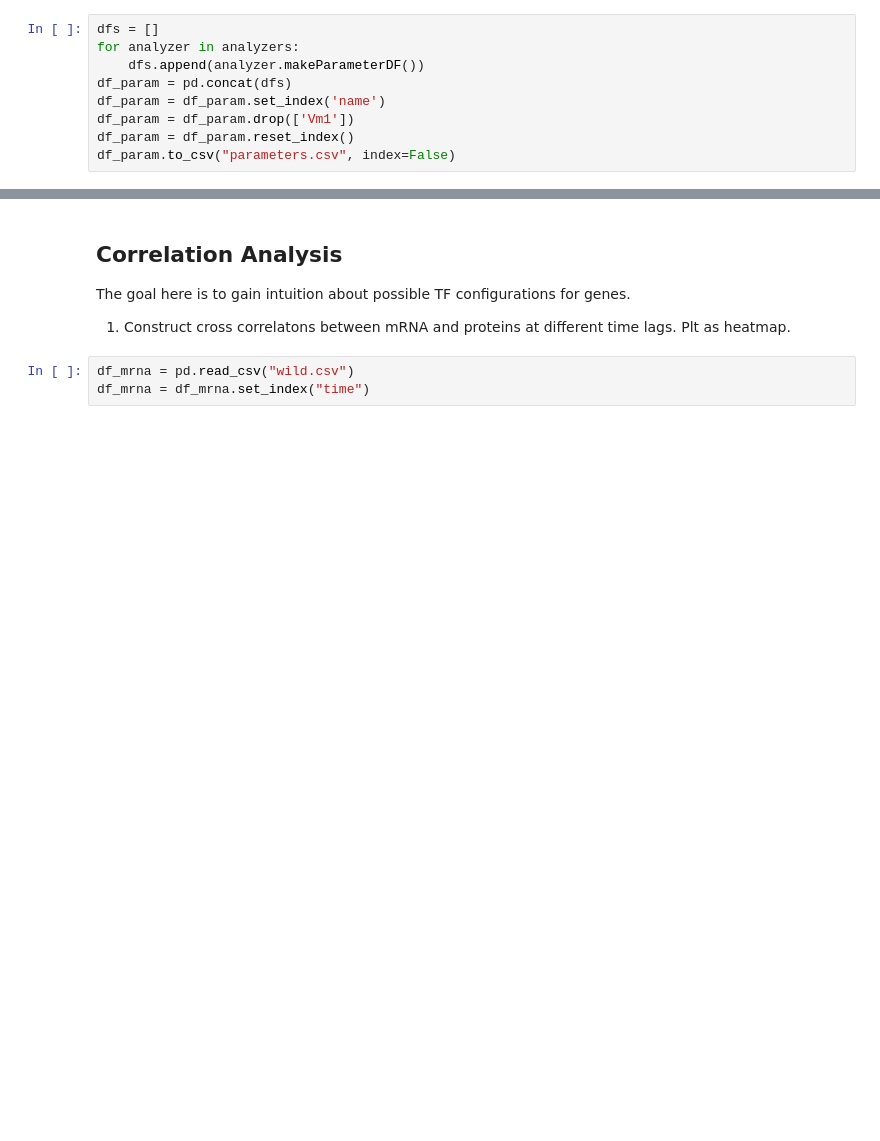
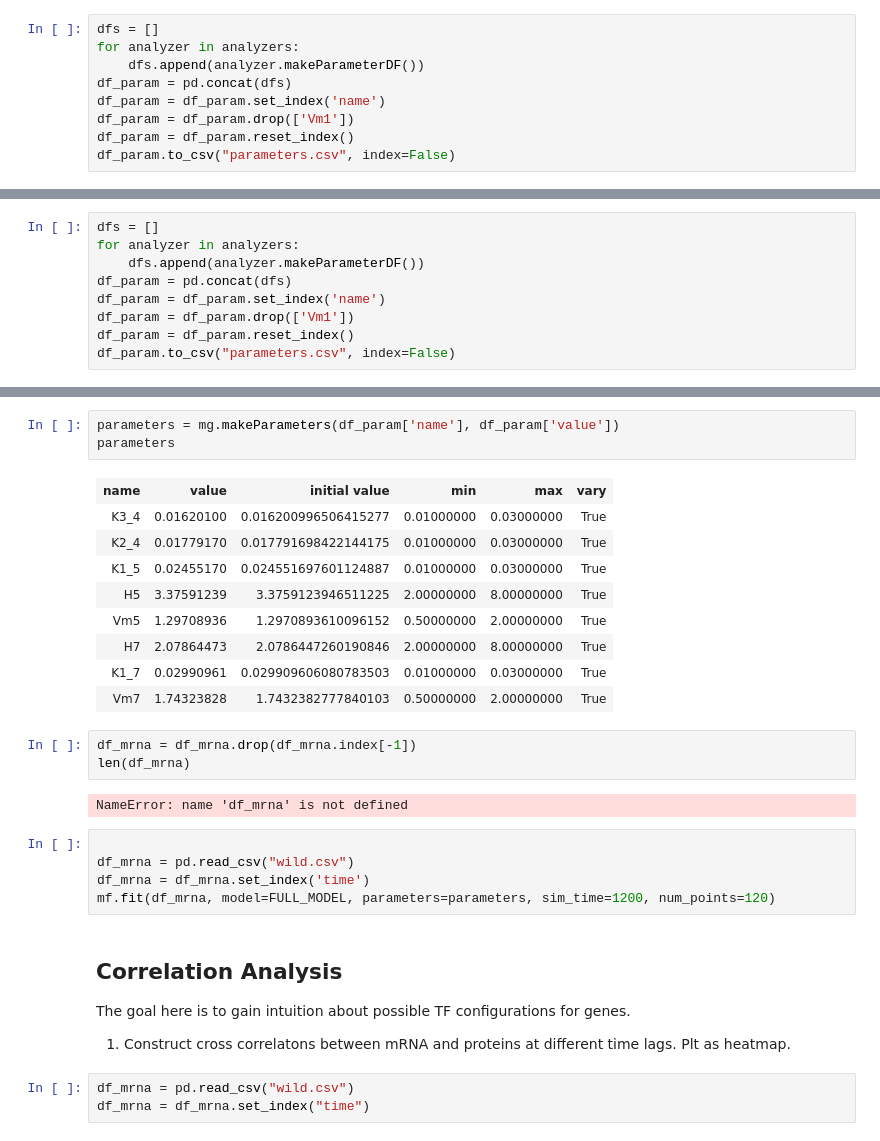
Before and after one commit to ModelEngineering/advancing-biomedical-models, a Jupyter notebook: ModelingGame/game_analysis.ipynb, the cells around one changed output, grey strips where cells are left out. Drawn from its saved outputs; the diff is of its cells as text; blank space fills up the shorter version.

```diff
--- a/ModelingGame/game_analysis.ipynb
+++ b/ModelingGame/game_analysis.ipynb
@@ -87 +91,10 @@ df_param
+# %%
+dfs = []
+for analyzer in analyzers:
+    dfs.append(analyzer.makeParameterDF())
+df_param = pd.concat(dfs)
+df_param = df_param.set_index('name')
+df_param = df_param.drop(['Vm1'])
+df_param = df_param.reset_index()
+df_param.to_csv("parameters.csv", index=False)
 # %%
@@ -111,3 +128,26 @@ end
+# %%
+parameters = mg.makeParameters(df_param['name'], df_param['value'])
+parameters
+# %% [output]
+| name | value | initial value | min | max | vary |
+| K3_4 | 0.01620100 | 0.016200996506415277 | 0.01000000 | 0.03000000 | True |
+| K2_4 | 0.01779170 | 0.017791698422144175 | 0.01000000 | 0.03000000 | True |
+| K1_5 | 0.02455170 | 0.024551697601124887 | 0.01000000 | 0.03000000 | True |
+| H5 | 3.37591239 | 3.3759123946511225 | 2.00000000 | 8.00000000 | True |
+| Vm5 | 1.29708936 | 1.2970893610096152 | 0.50000000 | 2.00000000 | True |
+| H7 | 2.07864473 | 2.0786447260190846 | 2.00000000 | 8.00000000 | True |
+| K1_7 | 0.02990961 | 0.029909606080783503 | 0.01000000 | 0.03000000 | True |
+| Vm7 | 1.74323828 | 1.7432382777840103 | 0.50000000 | 2.00000000 | True |
+# %%
+df_mrna = df_mrna.drop(df_mrna.index[-1])
+len(df_mrna)
+# %% [output]
+NameError: name 'df_mrna' is not defined
+# %%
+
+df_mrna = pd.read_csv("wild.csv")
+df_mrna = df_mrna.set_index('time')
+mf.fit(df_mrna, model=FULL_MODEL, parameters=parameters, sim_time=1200, num_points=120)
 # %% [markdown]
 ## Correlation Analysis
 The goal here is to gain intuition about possible TF configurations for genes.
```
Also changed, not shown: parts of 14 cells of this notebook, 1 other file.
